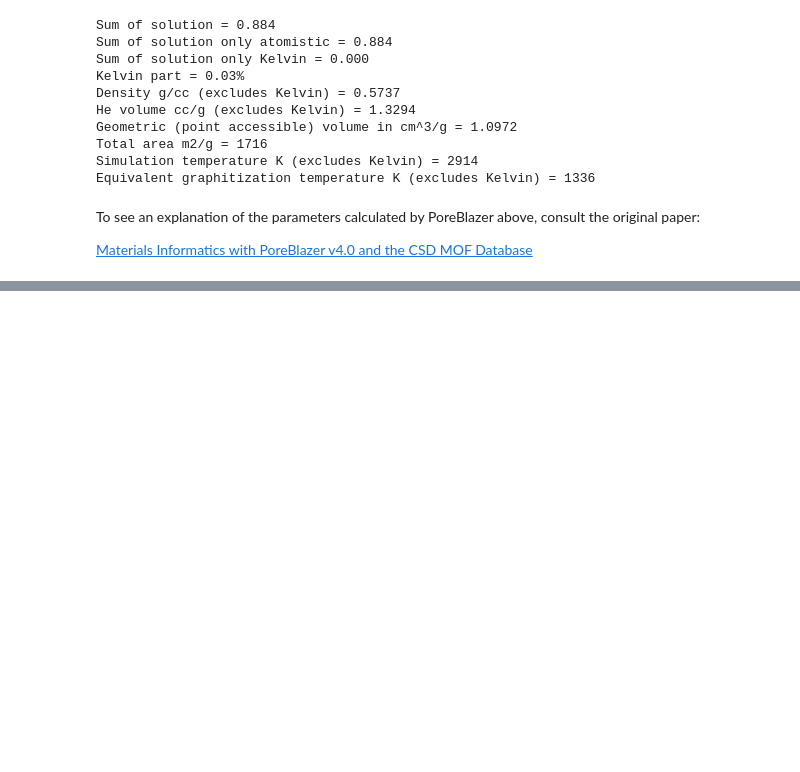
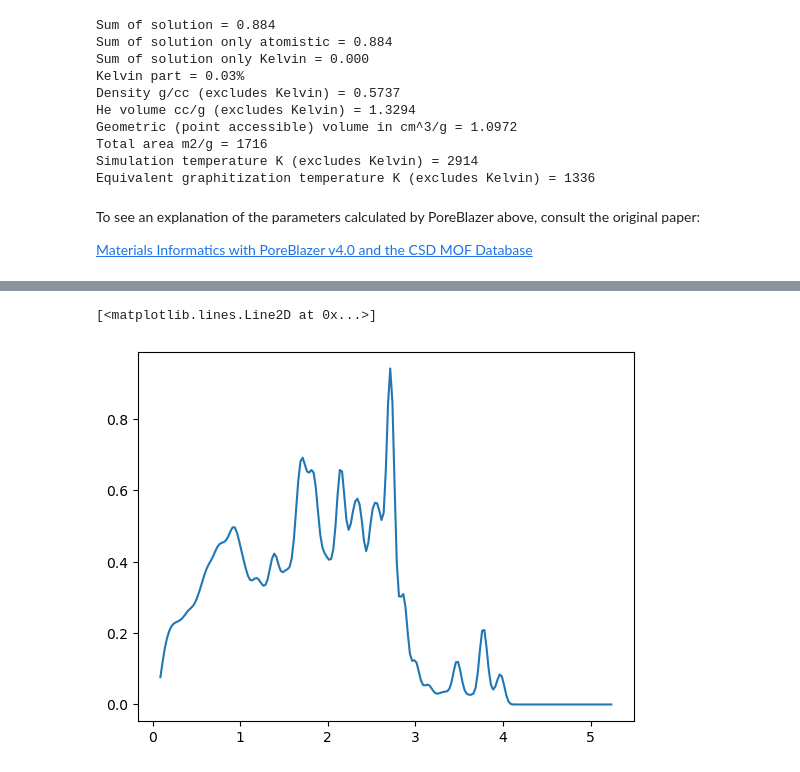
Before and after one commit to nandobike/3d-vis, a Jupyter notebook: 3D_calculation.ipynb, the cells around one changed output, grey strips where cells are left out. Saved outputs shown, nothing was run; the diff lists cells and outputs as text; code cells hidden in the pictures; blank space fills up the shorter version.

```diff
--- a/3D_calculation.ipynb
+++ b/3D_calculation.ipynb
@@ -332,7 +330,8 @@ print(f"Geometric (point accessible) volume in cm^3/g = " \
       f"{sum(df_structures['Geometric (point accessible) volume in cm^3/g']*solution):.4f}")
 #print(f"Probe-occupiable volume cc/g = {sum(df_structures['V PO cm3/g']*solution):.4f}")
 #print(f"Accessible area m2/g = {int(sum(df_structures[' Accessible surface area per mass in m^2/g']*solution)):d}")
-print(f"Total area m2/g = {int(sum(df_structures['Total surface area m^2/g']*solution)):d}")
+total_area = sum(df_structures['Total surface area m^2/g']*solution)
+print(f"Total area m2/g = {int(total_area):d}")
 
 simulation_temperature = sum((df_structures['T(K)']*solution)[:structures_model])/sum_solution_model
 print(f"Simulation temperature K (excludes Kelvin) = {simulation_temperature:.0f}")
@@ -455,3 +454,11 @@ if True:
                delimiter='\t',
                header=header_psd_export,
                comments="")
+# %%
+total_area
+
+plt.plot(df_PSD_pb[0]/10,
+               PSD_solution_smooth*10)
+# %% [output]
+[<matplotlib.lines.Line2D at 0x...>]
+[figure, added]
```
Also changed, not shown: parts of 8 cells of this notebook.
